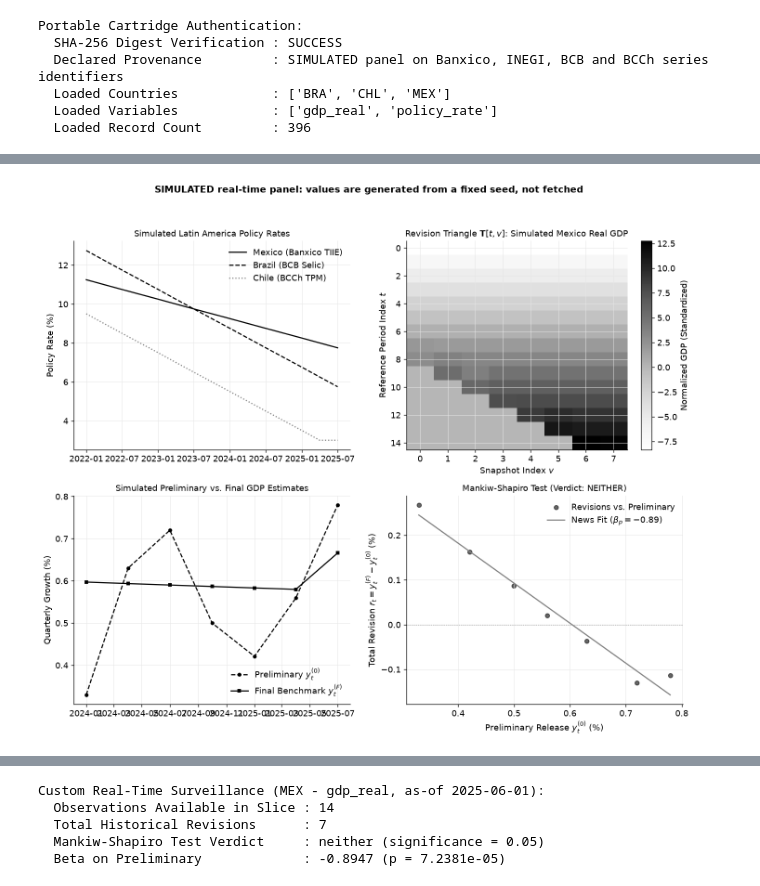
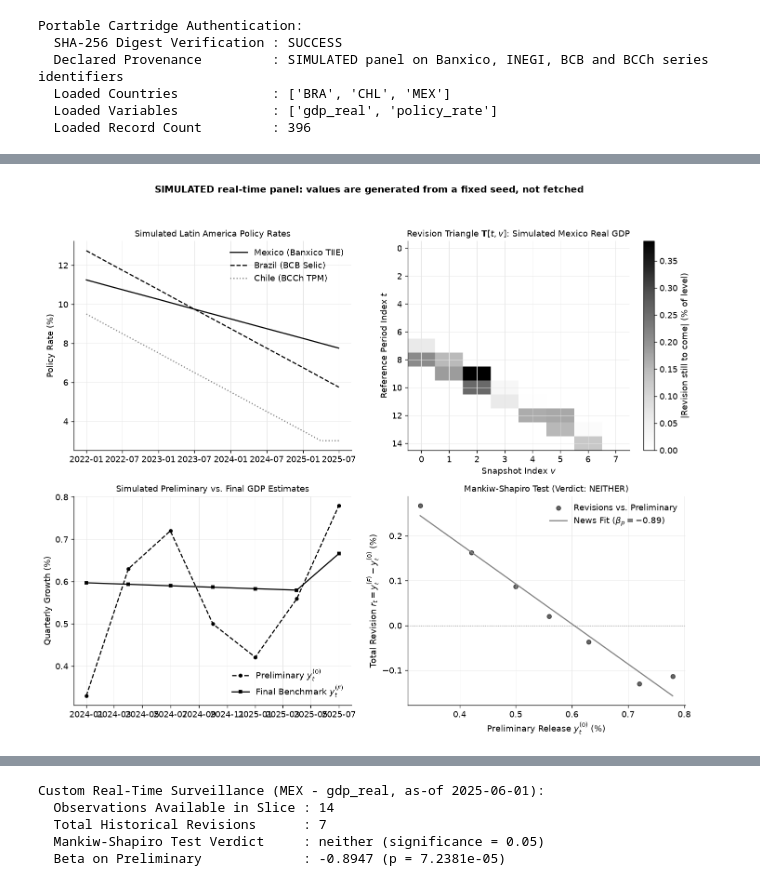
Before and after one commit to jalonso1979/puremacro, a Jupyter notebook: notebooks/58_latin_america_realtime_macro_es.ipynb, the cells around one changed output, grey strips where cells are left out. Saved outputs shown, nothing was run; the diff lists cells and outputs as text; code cells hidden in the pictures.

```diff
--- a/notebooks/58_latin_america_realtime_macro_es.ipynb
+++ b/notebooks/58_latin_america_realtime_macro_es.ipynb
@@ -264,44 +278,45 @@ ax1.set_title("Simulated Latin America Policy Rates", fontsize=11)
 ax1.set_ylabel("Policy Rate (%)")
 ax1.legend(frameon=False)
 
-# Subplot 2: Mexico Real GDP Revision Triangle Heatmap
+# Subplot 2: Mexico Real GDP Revision Triangle, as the revision still to come in each cell
 ax2 = axes[0, 1]
-tri_norm = (tri_df - tri_df.mean().mean()) / tri_df.std().std()
-im = ax2.imshow(tri_norm.fillna(0), cmap="Greys", aspect="auto", interpolation="nearest")
+latest = tri_df.ffill(axis=1).iloc[:, -1]
+still_to_come = 100.0 * (latest.to_numpy()[:, None] / tri_df.to_numpy() - 1.0)   # % of the edition's value
+im = ax2.imshow(np.abs(still_to_come), cmap="Greys", aspect="auto", interpolation="nearest")
 ax2.set_title(r"Revision Triangle $\mathbf{T}[t, v]$: Simulated Mexico Real GDP", fontsize=11)
 ax2.set_xlabel("Snapshot Index $v$")
 ax2.set_ylabel("Reference Period Index $t$")
-plt.colorbar(im, ax=ax2, label="Normalized GDP (Standardized)")
+plt.colorbar(im, ax=ax2, label="|Revision still to come| (% of level)")
 
 # Subplot 3: Preliminary vs Final Real GDP Releases
 ax3 = axes[1, 0]
 dates_dt = pd.to_datetime(rev_df.index)
 ax3.plot(dates_dt, rev_df["preliminary"], color="black", linestyle="--", marker="o", markersize=4, label=r"Preliminary $y_t^{(0)}$")
 ax3.plot(dates_dt, rev_df["final"], color="black", linestyle="-", marker="s", markersize=4, label=r"Final Benchmark $y_t^{(F)}$")
 ax3.set_title("Simulated Preliminary vs. Final GDP Estimates", fontsize=11)
 ax3.set_ylabel("Quarterly Growth (%)")
 ax3.legend(frameon=False)
 
 # Subplot 4: Mankiw-Shapiro News vs Noise Regression Scatters
 ax4 = axes[1, 1]
 ax4.scatter(rev_df["preliminary"], rev_df["revision"], color="black", alpha=0.6, s=30, label="Revisions vs. Preliminary")
 p_grid = np.linspace(rev_df["preliminary"].min(), rev_df["preliminary"].max(), 50)
 fit_news = ms_res.alpha_on_preliminary + ms_res.beta_on_preliminary * p_grid
 ax4.plot(p_grid, fit_news, color="gray", linestyle="-", label=f"News Fit ($\\beta_p = {ms_res.beta_on_preliminary:.2f}$)")
 ax4.axhline(0.0, color="gray", linestyle=":", linewidth=0.8)
 ax4.set_title(f"Mankiw-Shapiro Test (Verdict: {ms_res.verdict.upper()})", fontsize=11)
 ax4.set_xlabel(r"Preliminary Release $y_t^{(0)}$ (%)")
 ax4.set_ylabel(r"Total Revision $r_t = y_t^{(F)} - y_t^{(0)}$ (%)")
 ax4.legend(frameon=False)
 
 fig.suptitle(
     "SIMULATED real-time panel: values are generated from a fixed seed, not fetched",
     fontsize=12, fontweight="bold", y=1.00,
 )
 plt.tight_layout(rect=(0.0, 0.0, 1.0, 0.97))
 plt.show()
 # %% [output]
-[figure, old version]
+[figure, new version]
 # %% [markdown]
 ## Lectura de los resultados
 
```
Also changed, not shown: parts of 3 cells of this notebook, 9 other files.
